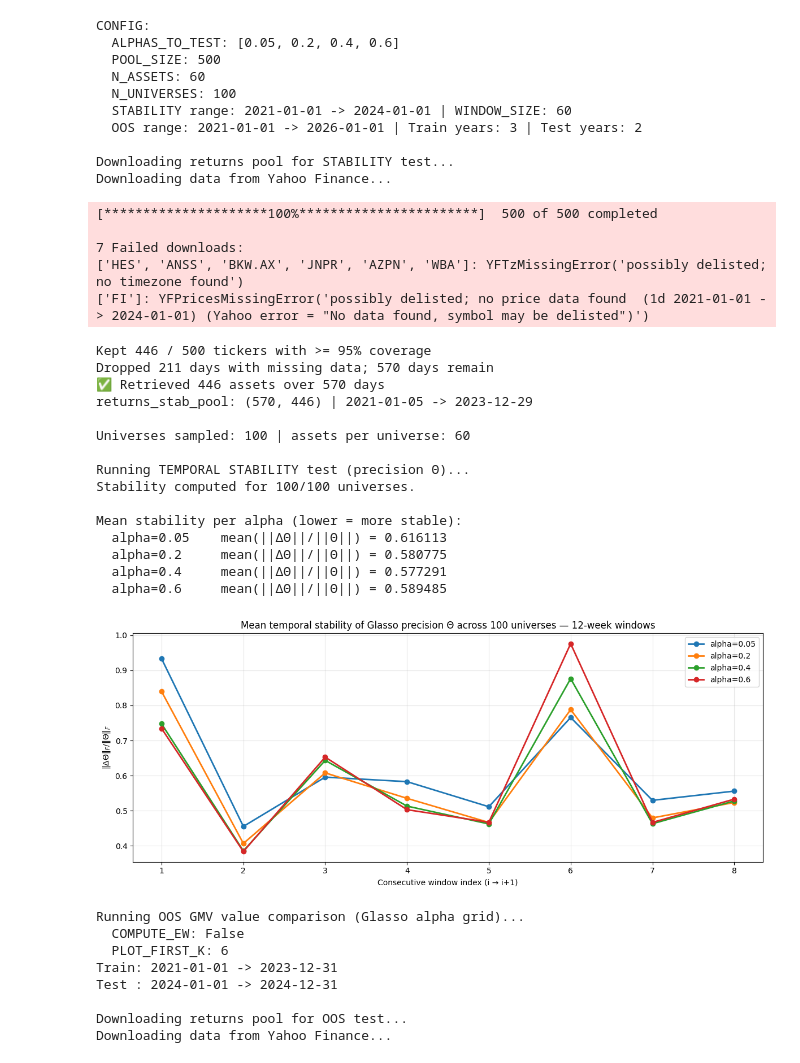
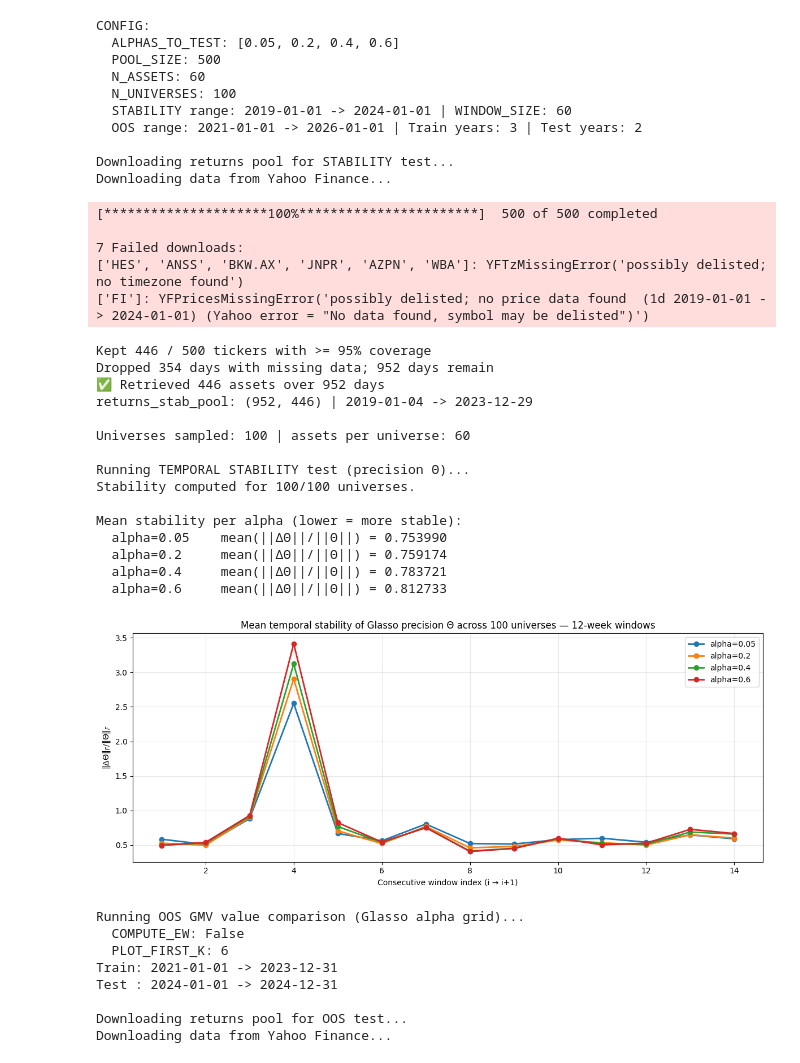
Before and after one commit to mavio9/Sparse-Graphical-Models-for-Mean-Variance-Portfolio-Optimization, a Jupyter notebook: alpha_validation.ipynb, the cells around one changed output. Saved outputs shown, nothing was run; the diff lists cells and outputs as text; code cells hidden in the pictures.

```diff
--- a/alpha_validation.ipynb
+++ b/alpha_validation.ipynb
@@ -37,7 +37,7 @@ RANDOM_SEED = 16
 rng = np.random.RandomState(RANDOM_SEED)
 
 # Stability windowing (for temporal stability test)
-STAB_START_DATE = "2021-01-01"
+STAB_START_DATE = "2019-01-01"
 STAB_END_DATE   = "2024-01-01"
 WINDOW_WEEKS = 12
 TRADING_DAYS_PER_WEEK = 5
@@ -283,43 +283,43 @@ else:
 
     plt.suptitle(
         f"Temporal Stability of Glasso Precision Θ (per universe) — {WINDOW_WEEKS}-week windows",
         y=1.06,
         fontsize=14
     )
     plt.tight_layout()
     plt.show()
 # %% [output]
 CONFIG:
   ALPHAS_TO_TEST: [0.05, 0.2, 0.4, 0.6]
   POOL_SIZE: 500
   N_ASSETS: 60
   N_UNIVERSES: 100
-  STABILITY range: 2021-01-01 -> 2024-01-01 | WINDOW_SIZE: 60
+  STABILITY range: 2019-01-01 -> 2024-01-01 | WINDOW_SIZE: 60
   OOS range: 2021-01-01 -> 2026-01-01 | Train years: 3 | Test years: 2
 
 Downloading returns pool for STABILITY test...
 Downloading data from Yahoo Finance...
 [*********************100%***********************]  500 of 500 completed
 
 7 Failed downloads:
 ['HES', 'ANSS', 'BKW.AX', 'JNPR', 'AZPN', 'WBA']: YFTzMissingError('possibly delisted; no timezone found')
-['FI']: YFPricesMissingError('possibly delisted; no price data found  (1d 2021-01-01 -> 2024-01-01) (Yahoo error = "No data found, symbol may be delisted")')
+['FI']: YFPricesMissingError('possibly delisted; no price data found  (1d 2019-01-01 -> 2024-01-01) (Yahoo error = "No data found, symbol may be delisted")')
 Kept 446 / 500 tickers with >= 95% coverage
-Dropped 211 days with missing data; 570 days remain
-✅ Retrieved 446 assets over 570 days
-returns_stab_pool: (570, 446) | 2021-01-05 -> 2023-12-29
+Dropped 354 days with missing data; 952 days remain
+✅ Retrieved 446 assets over 952 days
+returns_stab_pool: (952, 446) | 2019-01-04 -> 2023-12-29
 
 Universes sampled: 100 | assets per universe: 60
 
 Running TEMPORAL STABILITY test (precision Θ)...
 Stability computed for 100/100 universes.
 
 Mean stability per alpha (lower = more stable):
-  alpha=0.05    mean(||ΔΘ||/||Θ||) = 0.616113
-  alpha=0.2     mean(||ΔΘ||/||Θ||) = 0.580775
-  alpha=0.4     mean(||ΔΘ||/||Θ||) = 0.577291
-  alpha=0.6     mean(||ΔΘ||/||Θ||) = 0.589485
+  alpha=0.05    mean(||ΔΘ||/||Θ||) = 0.753990
+  alpha=0.2     mean(||ΔΘ||/||Θ||) = 0.759174
+  alpha=0.4     mean(||ΔΘ||/||Θ||) = 0.783721
+  alpha=0.6     mean(||ΔΘ||/||Θ||) = 0.812733
-[figure, old version]
+[figure, new version]
 # %%
 # OOS evaluation
 # Optional to run in between, to change some params
```
Also changed, not shown: 1 other file.
